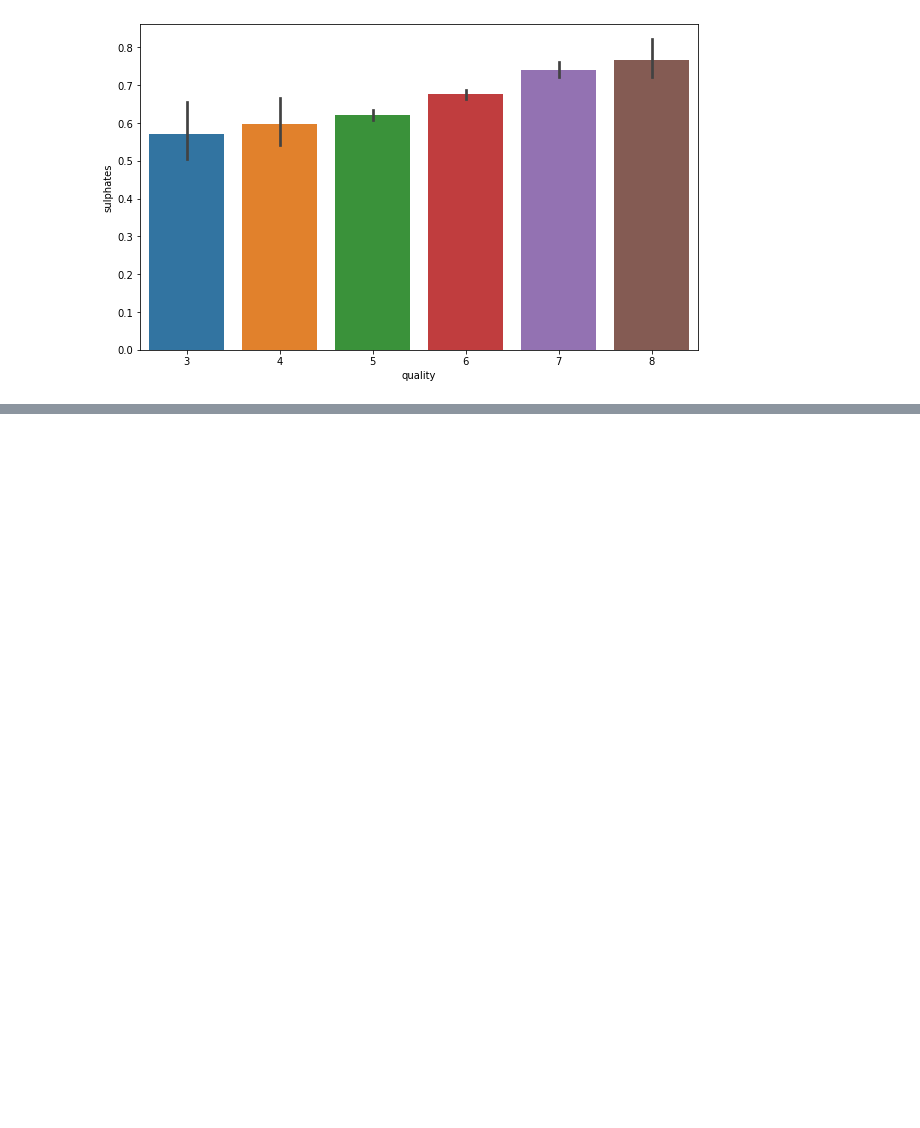
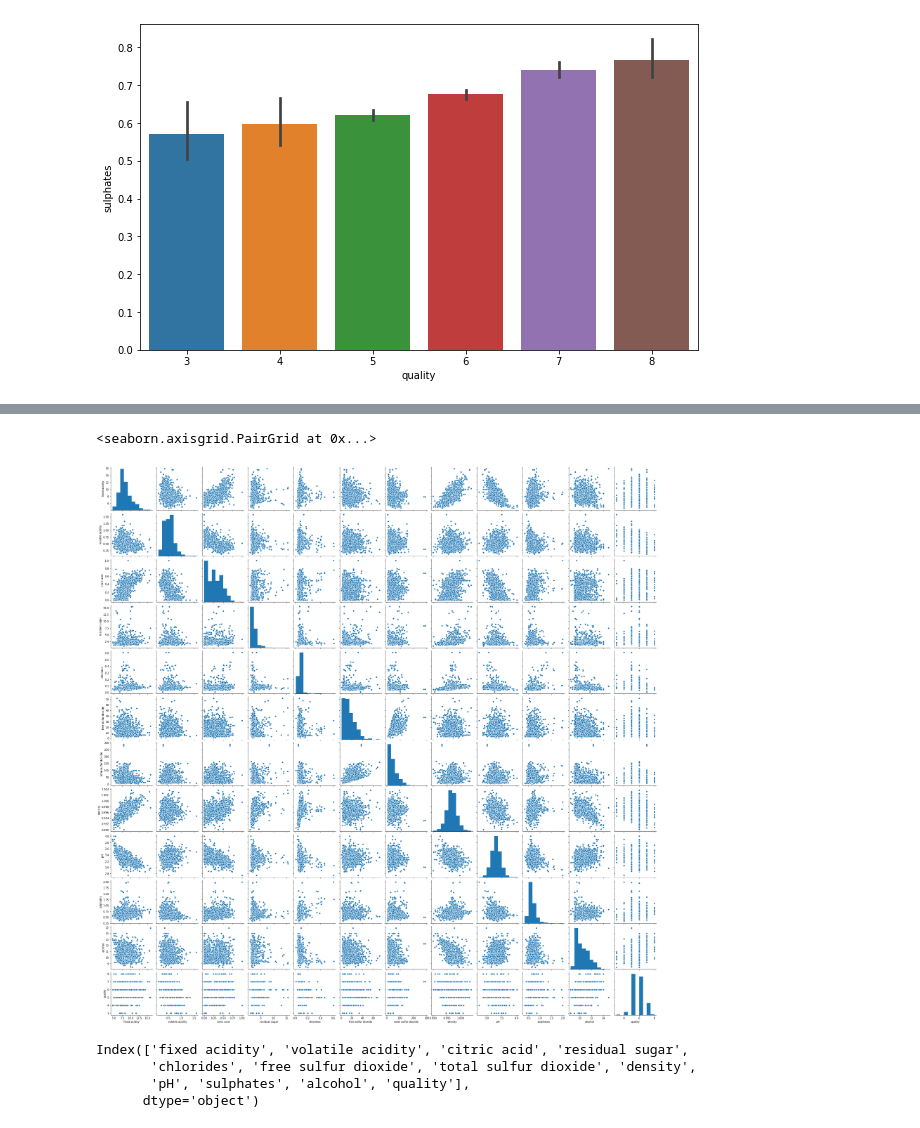
Before and after one commit to buriihenry/Machine-Learning-2, a Jupyter notebook: Wine Quality Project/Wine_Quality.ipynb, the cells around one changed output, grey strips where cells are left out. Cells and saved outputs as stored; diff of their text form; code cells hidden in the pictures; blank space fills up the shorter version.

Commit message:
Added wine quality project

```diff
--- a/Wine Quality Project/Wine_Quality.ipynb
+++ b/Wine Quality Project/Wine_Quality.ipynb
@@ -143,0 +165,5 @@ sns.barplot(x ='quality', y='sulphates', data=data)
+# %%
+sns.pairplot(data)
+# %% [output]
+<seaborn.axisgrid.PairGrid at 0x...>
+[figure, added]
@@ -143,0 +179,7 @@ sns.barplot(x ='quality', y='sulphates', data=data)
+# %%
+data.columns
+# %% [output]
+Index(['fixed acidity', 'volatile acidity', 'citric acid', 'residual sugar',
+       'chlorides', 'free sulfur dioxide', 'total sulfur dioxide', 'density',
+       'pH', 'sulphates', 'alcohol', 'quality'],
+      dtype='object')
```
Also changed, not shown: parts of 6 cells of this notebook.
